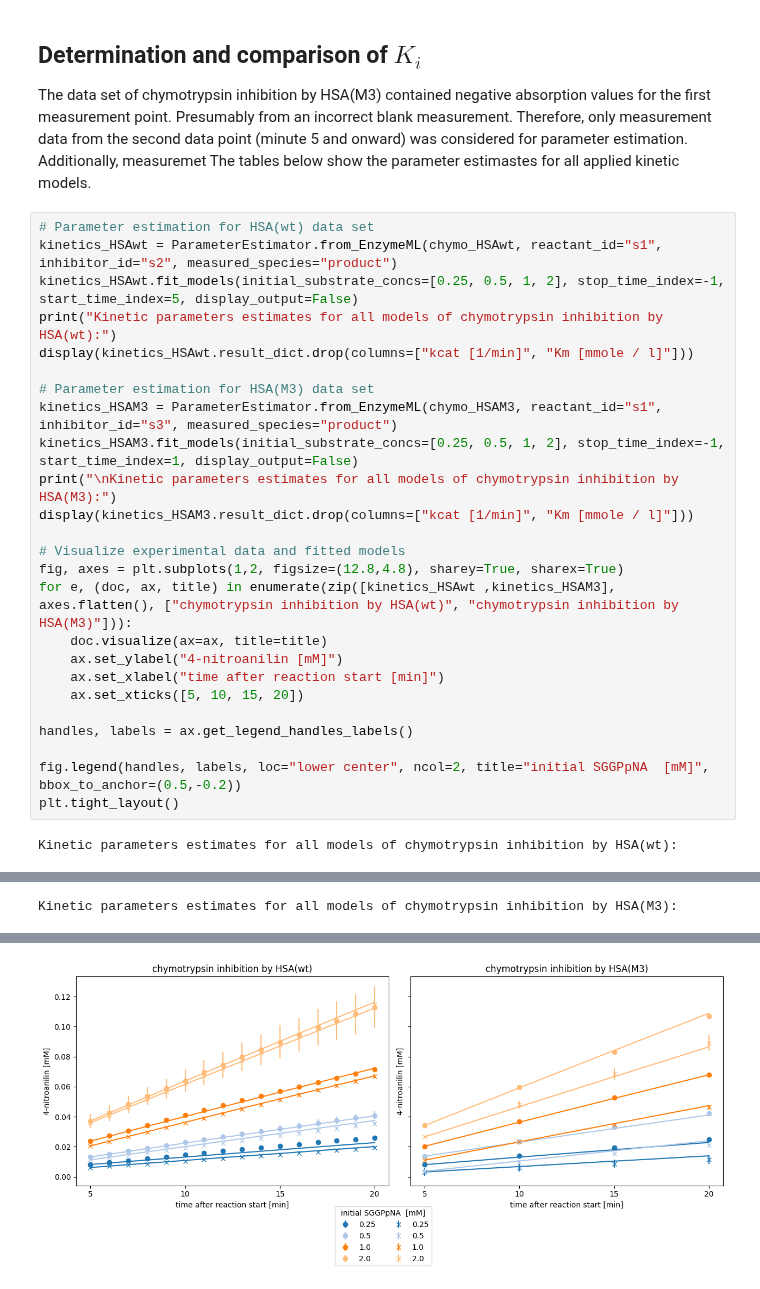
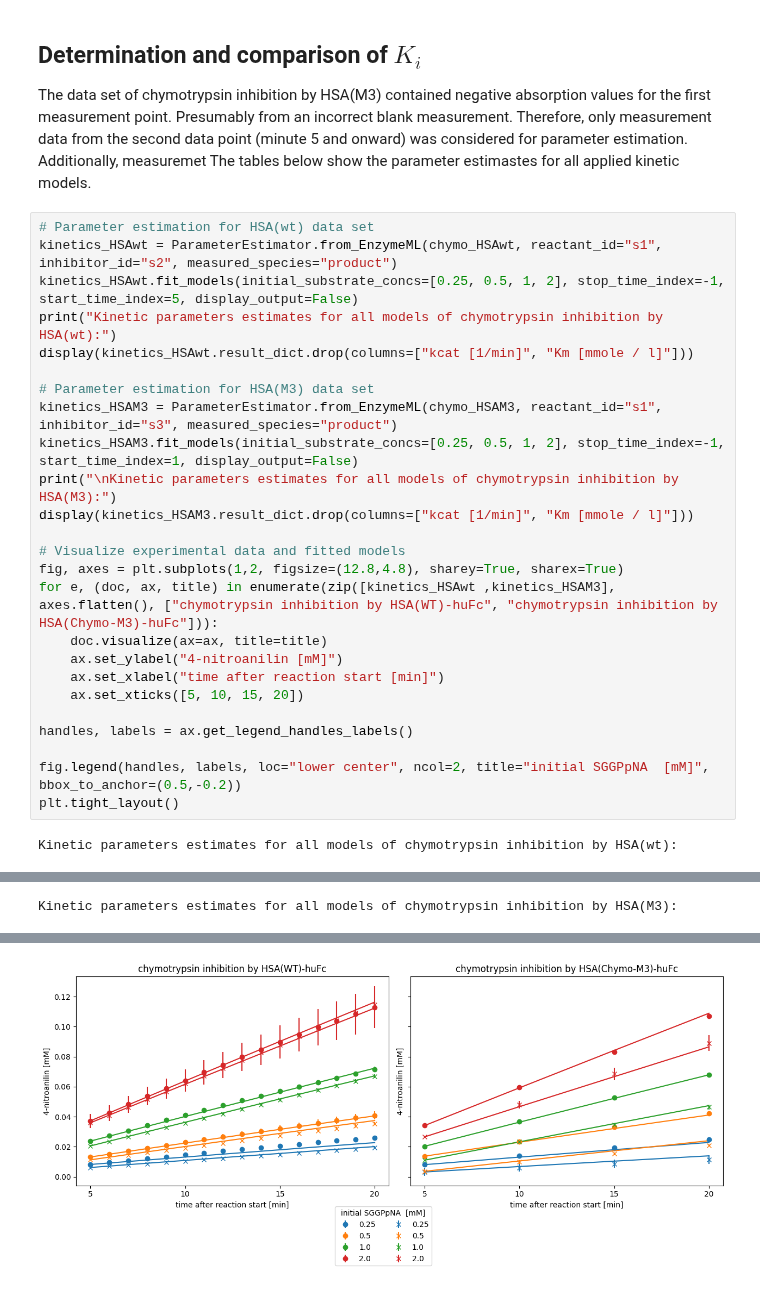
Before and after one commit to haeussma/masterthesis, a Jupyter notebook: _sources/scenarios/chymotrypsin_inhibition.ipynb, the cells around one changed output, grey strips where cells are left out. Cells and saved outputs as stored; diff of their text form.

```diff
--- a/_sources/scenarios/chymotrypsin_inhibition.ipynb
+++ b/_sources/scenarios/chymotrypsin_inhibition.ipynb
@@ -149,35 +150,35 @@ kinetics_HSAM3 = ParameterEstimator.from_EnzymeML(chymo_HSAM3, reactant_id="s1",
 kinetics_HSAM3.fit_models(initial_substrate_concs=[0.25, 0.5, 1, 2], stop_time_index=-1, start_time_index=1, display_output=False)
 print("\nKinetic parameters estimates for all models of chymotrypsin inhibition by HSA(M3):")
 display(kinetics_HSAM3.result_dict.drop(columns=["kcat [1/min]", "Km [mmole / l]"]))
 
 # Visualize experimental data and fitted models
 fig, axes = plt.subplots(1,2, figsize=(12.8,4.8), sharey=True, sharex=True)
-for e, (doc, ax, title) in enumerate(zip([kinetics_HSAwt ,kinetics_HSAM3], axes.flatten(), ["chymotrypsin inhibition by HSA(wt)", "chymotrypsin inhibition by HSA(M3)"])):
+for e, (doc, ax, title) in enumerate(zip([kinetics_HSAwt ,kinetics_HSAM3], axes.flatten(), ["chymotrypsin inhibition by HSA(WT)-huFc", "chymotrypsin inhibition by HSA(Chymo-M3)-huFc"])):
     doc.visualize(ax=ax, title=title)
     ax.set_ylabel("4-nitroanilin [mM]")
     ax.set_xlabel("time after reaction start [min]")
     ax.set_xticks([5, 10, 15, 20])
 
 handles, labels = ax.get_legend_handles_labels()
 
 fig.legend(handles, labels, loc="lower center", ncol=2, title="initial SGGPpNA  [mM]", bbox_to_anchor=(0.5,-0.2))
 plt.tight_layout()
 # %% [output]
 Kinetic parameters estimates for all models of chymotrypsin inhibition by HSA(wt):
 |  | AIC | kcat / Km [1/min * 1/mmole / l] | Ki competitive [mmole / l] | Ki uncompetitive [mmole / l] |
 | competitive inhibition | -3100 | 22.253 +/- 6.97% | 0.460 +/- 27.24% | - |
 | non-competitive inhibition | -3098 | 22.403 +/- 7.00% | 0.449 +/- 27.64% | 79.193 +/- 516.52% |
 | irreversible Michaelis Menten | -3088 | 21.622 +/- 7.15% | - | - |
 | uncompetitive inhibition | -3087 | 21.631 +/- 7.63% | - | 0.696 +/- 88.99% |
 | partially competitive inhibition | -3084 | 21.643 +/- 8.23% | 796.196 +/- 1075.02% | 992.685 +/- 48.74% |
 Kinetic parameters estimates for all models of chymotrypsin inhibition by HSA(M3):
 |  | AIC | kcat / Km [1/min * 1/mmole / l] | Ki competitive [mmole / l] | Ki uncompetitive [mmole / l] |
 | competitive inhibition | -808 | 23.031 +/- 10.48% | 0.059 +/- 8.51% | - |
 | non-competitive inhibition | -806 | 23.002 +/- 10.89% | 0.060 +/- 9.04% | 44.965 +/- 302.77% |
 | uncompetitive inhibition | -751 | 19.297 +/- 21.77% | - | 0.035 +/- 21.33% |
 | irreversible Michaelis Menten | -713 | 18.512 +/- 24.41% | - | - |
 | partially competitive inhibition | -709 | 18.544 +/- 27.64% | 569.354 +/- 57.96% | 925.096 +/- 11733.22% |
-[figure, old version]
+[figure, new version]
 # %% [markdown]
 _Fig. 1: Measurement data and fitted product inhibition model for chymotrypsin reactions with respective HSA inhibitior._
 
```
Also changed, not shown: parts of 4 cells of this notebook, 34 other files.
